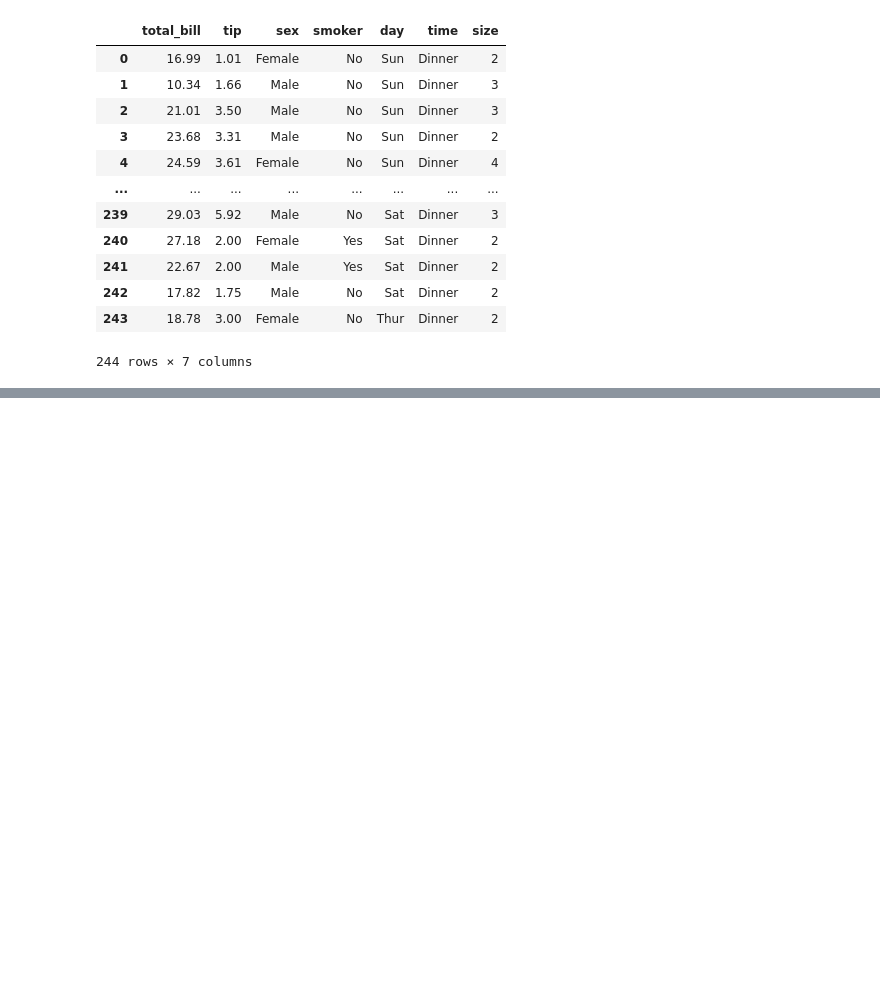
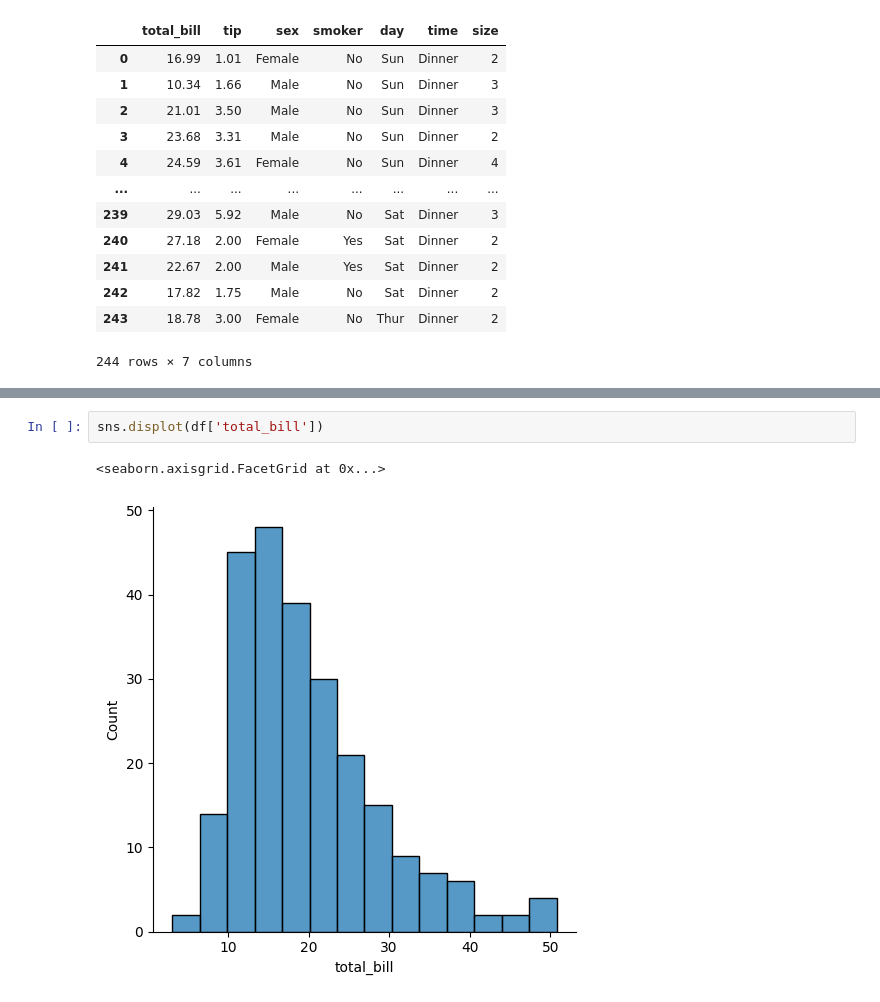
Before and after one commit to kingkhanbabar/numpyPanda, a Jupyter notebook: Seaborn/DistriButive1.ipynb, the cells around one changed output, grey strips where cells are left out. Saved outputs shown, nothing was run; the diff lists cells and outputs as text; blank space fills up the shorter version.

```diff
--- a/Seaborn/DistriButive1.ipynb
+++ b/Seaborn/DistriButive1.ipynb
@@ -21,0 +32,5 @@ df
+# %%
+sns.displot(df['total_bill'])
+# %% [output]
+<seaborn.axisgrid.FacetGrid at 0x...>
+[figure, added]
```
Also changed, not shown: parts of 9 cells of this notebook.
